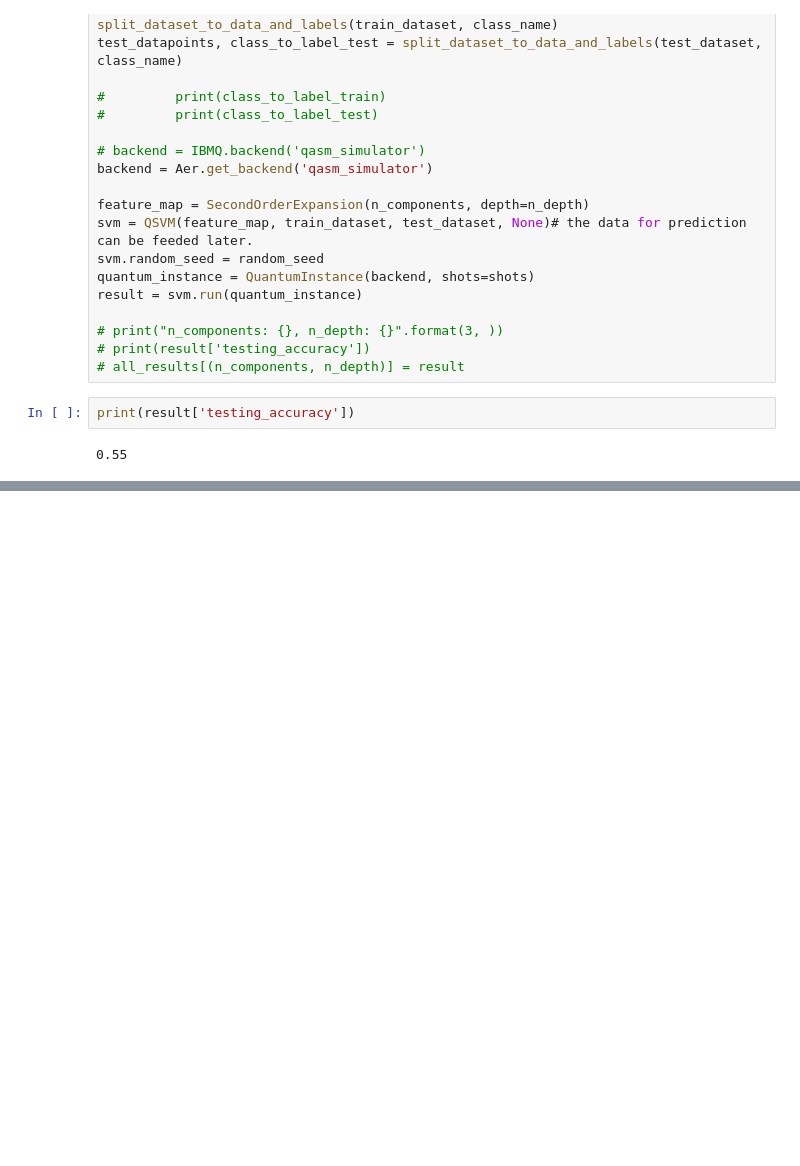
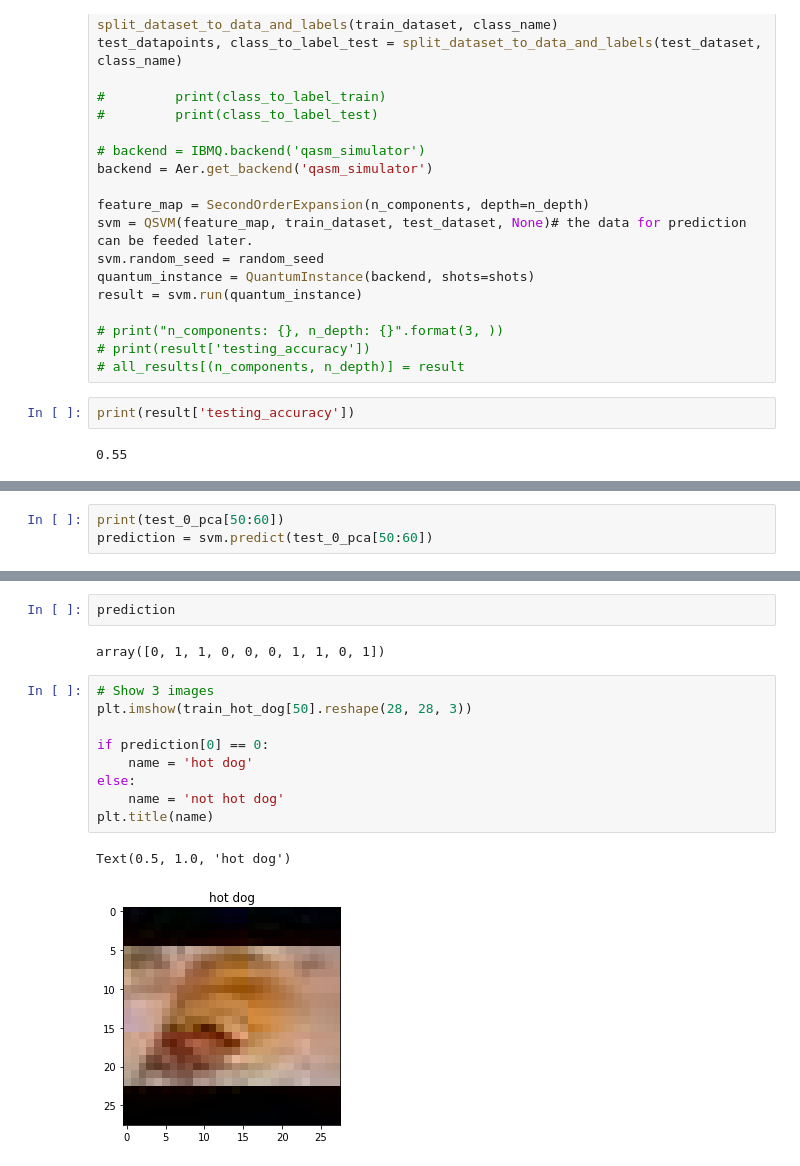
Before and after one commit to JSeam2/qSeeFood, a Jupyter notebook: qSeeFood2.ipynb, the cells around one changed output, grey strips where cells are left out. Drawn from its saved outputs; the diff is of its cells as text; blank space fills up the shorter version.

```diff
--- a/qSeeFood2.ipynb
+++ b/qSeeFood2.ipynb
@@ -187,0 +191,3 @@ svm
+# %%
+print(test_0_pca[50:60])
+prediction = svm.predict(test_0_pca[50:60])
@@ -187,0 +205,16 @@ svm
+# %%
+prediction
+# %% [output]
+array([0, 1, 1, 0, 0, 0, 1, 1, 0, 1])
+# %%
+# Show 3 images
+plt.imshow(train_hot_dog[50].reshape(28, 28, 3))
+
+if prediction[0] == 0:
+    name = 'hot dog'
+else:
+    name = 'not hot dog'
+plt.title(name)
+# %% [output]
+Text(0.5, 1.0, 'hot dog')
+[figure, added]
```
Also changed, not shown: parts of 10 cells of this notebook, 2 other files.
